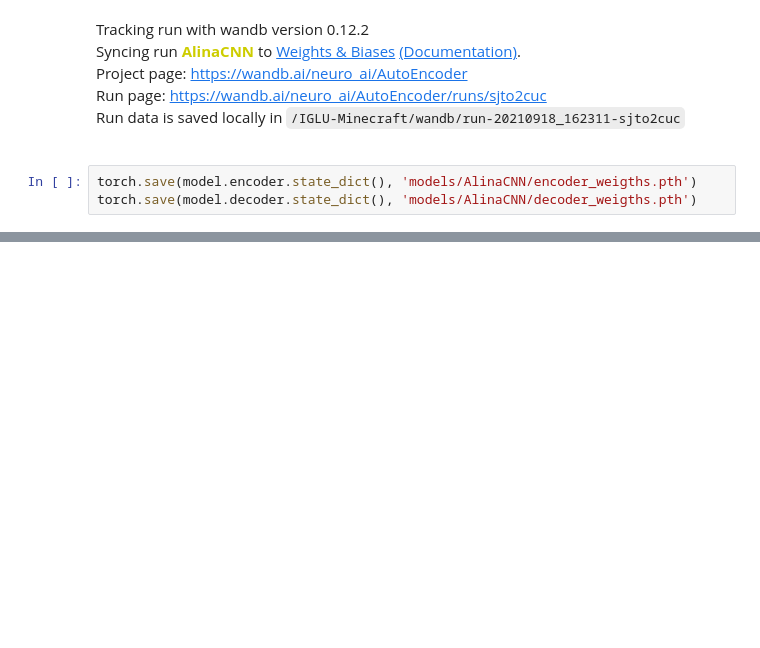
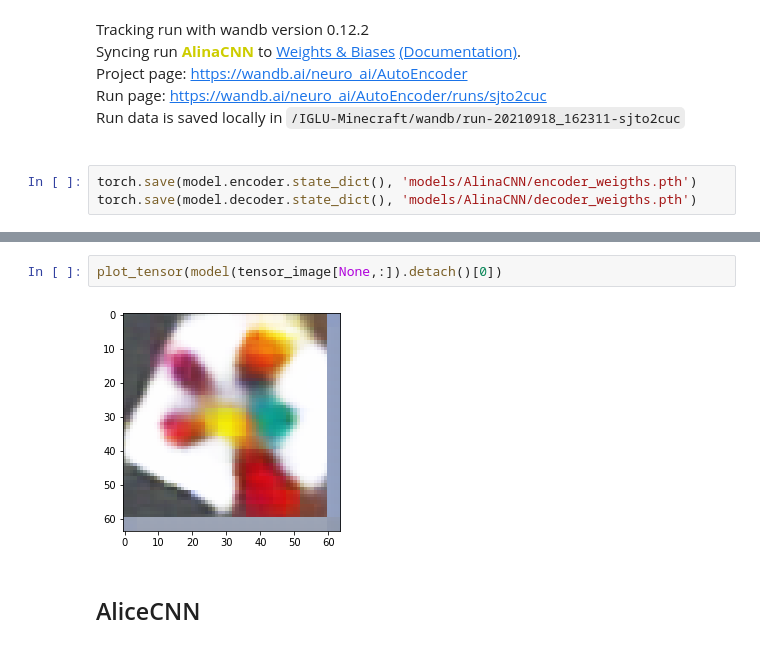
Before and after one commit to LinarAbdrazakov/IGLU-Minecraft, a Jupyter notebook: Visual Autoencoder Training (IGLU).ipynb, the cells around one changed output, grey strips where cells are left out. Cells and saved outputs as stored; diff of their text form; blank space fills up the shorter version.

```diff
--- a/Visual Autoencoder Training (IGLU).ipynb
+++ b/Visual Autoencoder Training (IGLU).ipynb
@@ -356,0 +493,6 @@ torch.save(model.decoder.state_dict(), 'models/AlinaCNN/decoder_weigths.pth')
+# %%
+plot_tensor(model(tensor_image[None,:]).detach()[0])
+# %% [output]
+[figure, added]
+# %% [markdown]
+## AliceCNN
```
Also changed, not shown: parts of 12 cells of this notebook, 7 other files.
